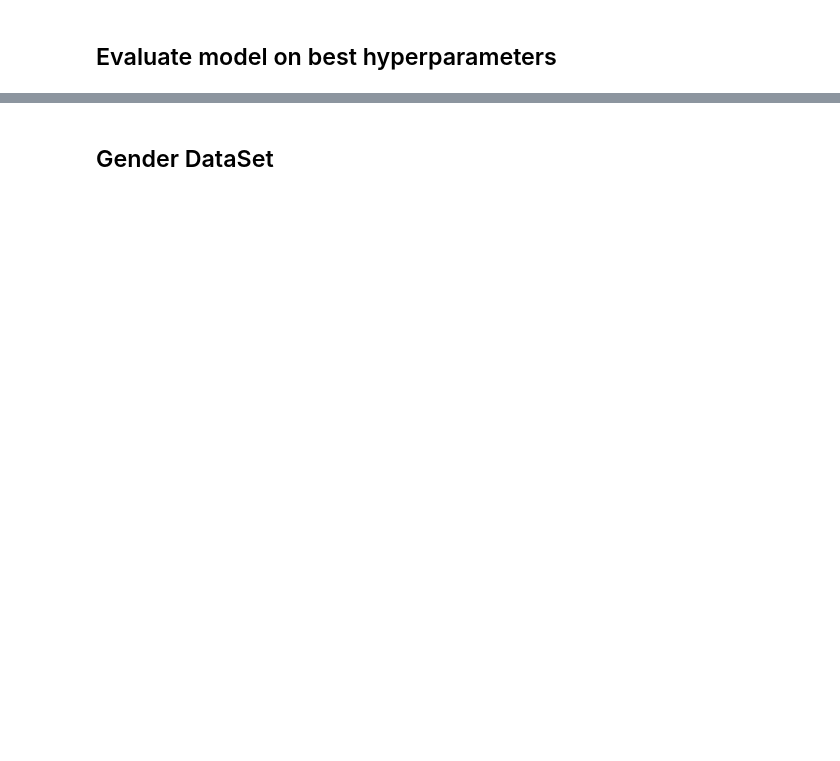
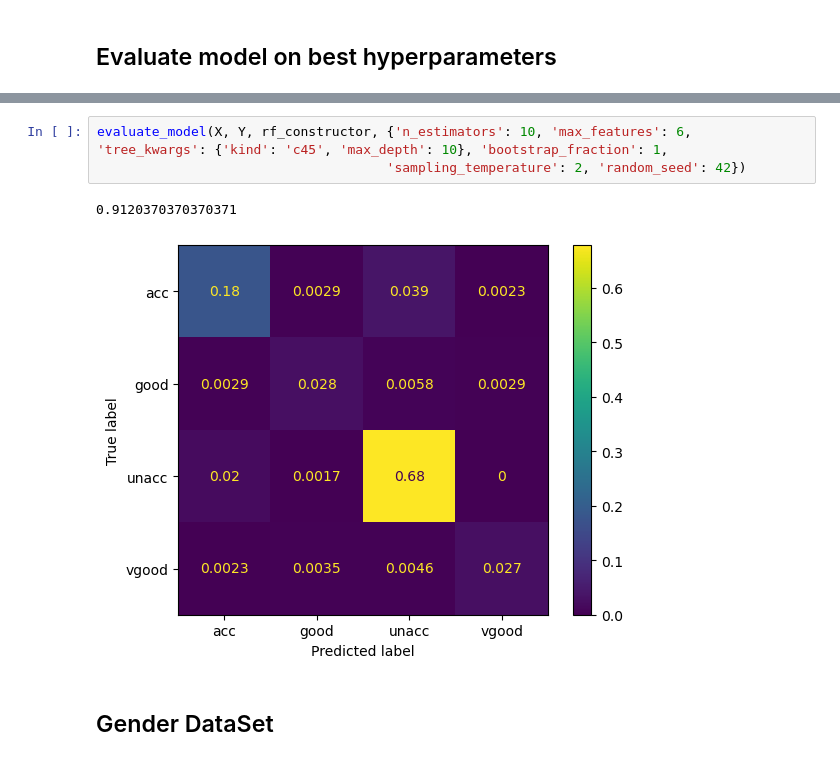
Before and after one commit to natijas/Classification-random-forest, a Jupyter notebook: src/UMA-analiza.ipynb, the cells around one changed output, grey strips where cells are left out. Saved outputs shown, nothing was run; the diff lists cells and outputs as text; blank space fills up the shorter version.

```diff
--- a/src/UMA-analiza.ipynb
+++ b/src/UMA-analiza.ipynb
@@ -498,3 +740,9 @@ evaluate_model(X, Y, rf_constructor, {'n_estimators': 10, 'max_features': 6, 'tr
+# %%
+evaluate_model(X, Y, rf_constructor, {'n_estimators': 10, 'max_features': 6, 'tree_kwargs': {'kind': 'c45', 'max_depth': 10}, 'bootstrap_fraction': 1,
+                                     'sampling_temperature': 2, 'random_seed': 42})
+# %% [output]
+0.9120370370370371
+[figure, added]
 # %% [markdown]
 ## Gender DataSet
 # %%
```
Also changed, not shown: parts of 74 cells of this notebook, 1 other file.
